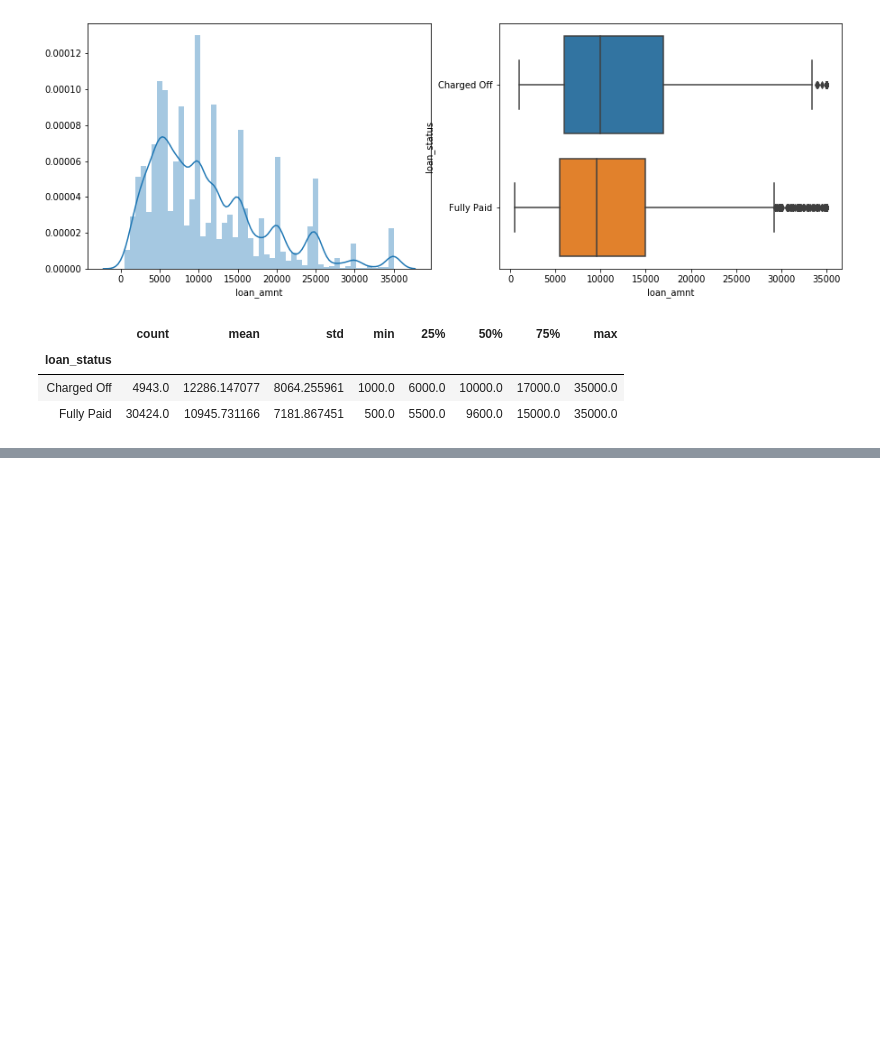
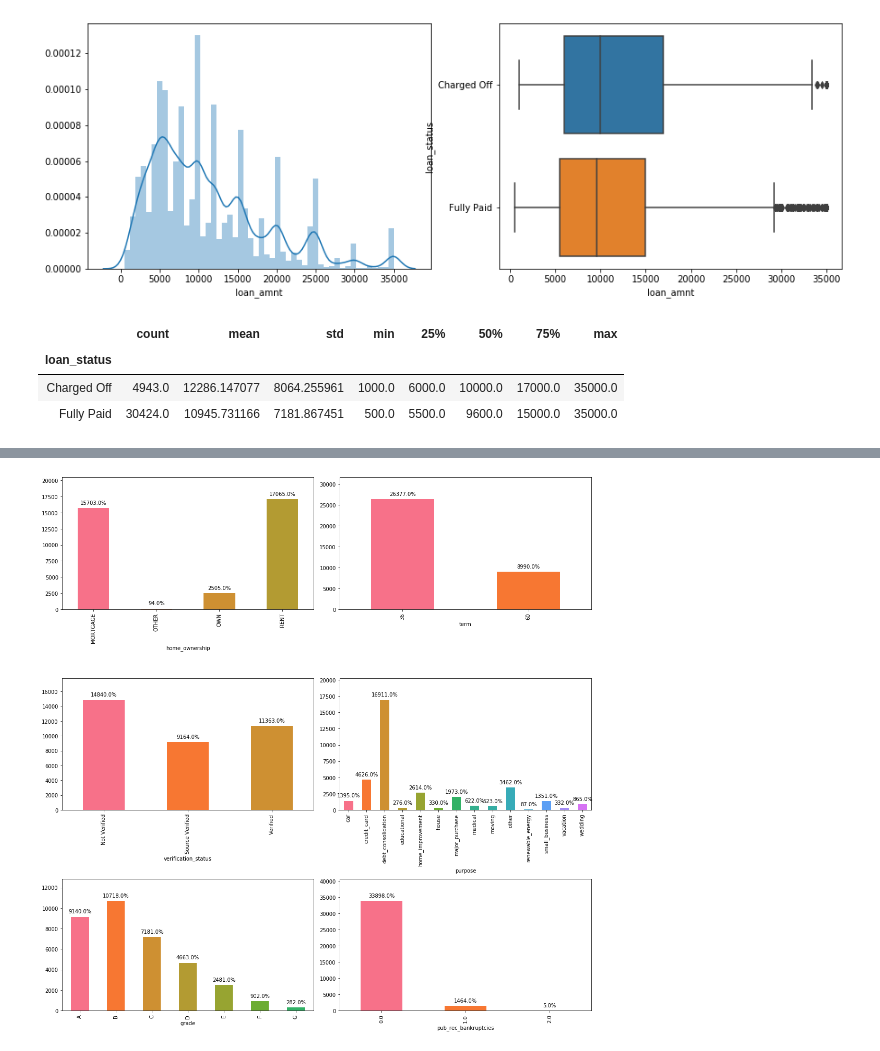
Before and after one commit to sinhaDroid/LendingClubData, a Jupyter notebook: Lending Club Case.ipynb, the cells around one changed output, grey strips where cells are left out. Drawn from its saved outputs; the diff is of its cells as text; code cells hidden in the pictures; blank space fills up the shorter version.

```diff
--- a/Lending Club Case.ipynb
+++ b/Lending Club Case.ipynb
@@ -691,7 +703,7 @@ Approximately 14% of loans in the dataset are defaulted.
 Any variable that increases percentage of default to higher than 16.5% should be considered a business risk. (16.5 is 18% higher than 13.97 - a large enough increase)
 # %%
 plt.figure(figsize=(5,7))
-ax = (master_loan.groupby('loan_status').total_pymnt.sum() * 100 / master_loan.groupby('loan_status').loan_amnt.sum()).plot.bar()
+ax = (final_loan.groupby('loan_status').total_pymnt.sum() * 100 / final_loan.groupby('loan_status').loan_amnt.sum()).plot.bar()
 ax.set_ylabel('% loan recovered', fontsize=16)
 plt.margins(0.2, 0.2)
 showLabels(ax)
@@ -725,0 +752,15 @@ plotLoanStatus(master_loan, 'loan_amnt_bin')
+# %%
+def categoricalBarPlots(df, arr):
+    rows = int(len(arr)/2)
+    for idx, val in enumerate(arr, start=1):
+        plt.subplot(rows, 2, idx)
+        ax = df.groupby(val).loan_amnt.count().plot.bar(color=sns.color_palette('husl', 16))
+        showLabels(ax)
+
+    plt.tight_layout()
+# %%
+plt.figure(figsize=(15,15))
+
+categoricalBarPlots(final_loan, ['home_ownership', 'term', 'verification_status', 'purpose', 'grade', 'pub_rec_bankruptcies'])
+# %% [output]
+[figure, added]
```
Also changed, not shown: parts of 61 cells of this notebook, 1 other file.
